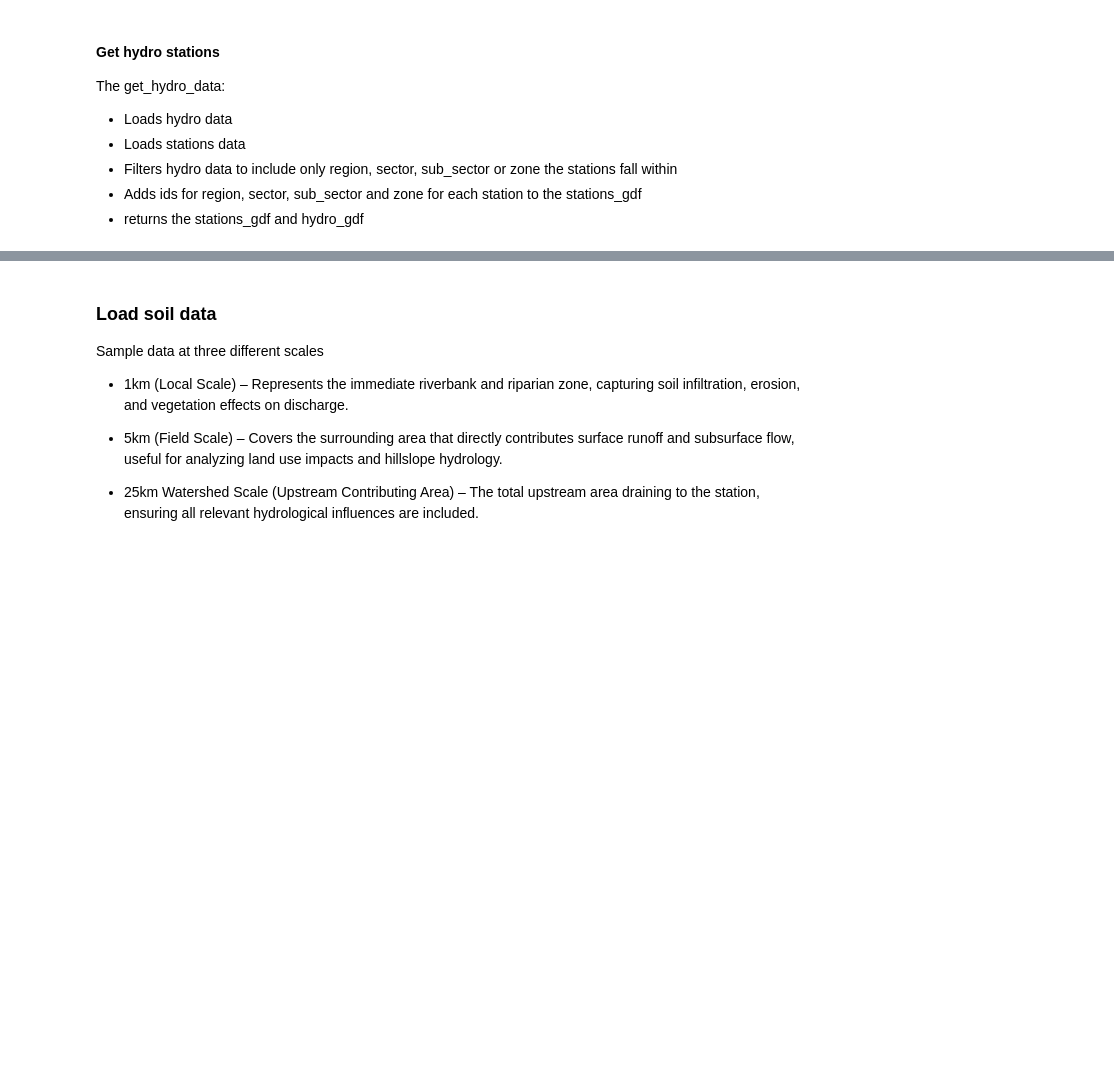
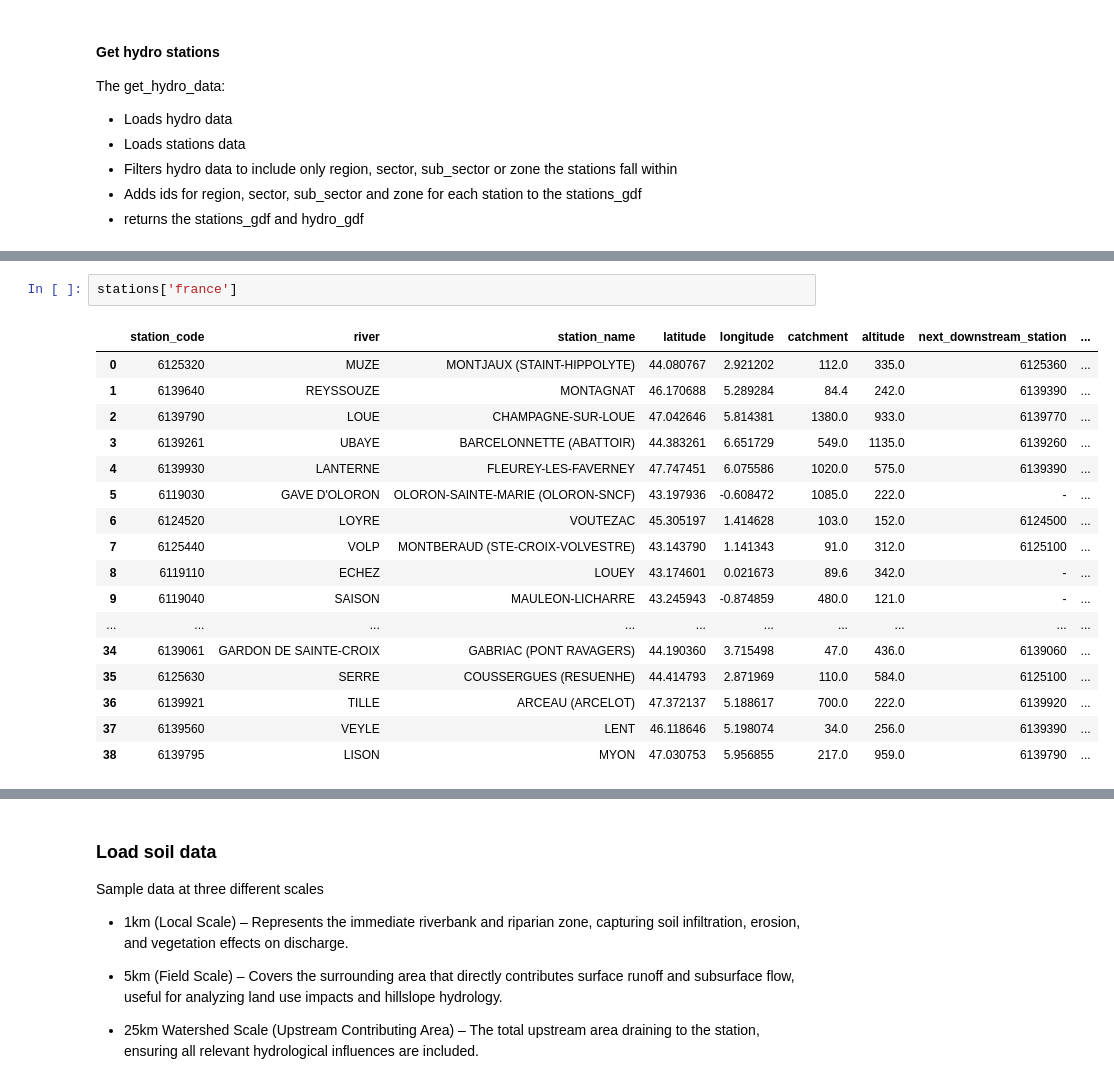
Before and after one commit to Iyeleon/codabench_water_scarcity, a Jupyter notebook: exploration_notebooks.ipynb, the cells around one changed output, grey strips where cells are left out. Saved outputs shown, nothing was run; the diff lists cells and outputs as text; blank space fills up the shorter version.

```diff
--- a/exploration_notebooks.ipynb
+++ b/exploration_notebooks.ipynb
@@ -308,3 +315,23 @@ Wall time: 39.8 s
+# %%
+stations['france']
+# %% [output]
+|  | station_code | river | station_name | latitude | longitude | catchment | altitude | next_downstream_station | ... |
+| 0 | 6125320 | MUZE | MONTJAUX (STAINT-HIPPOLYTE) | 44.080767 | 2.921202 | 112.0 | 335.0 | 6125360 | ... |
+| 1 | 6139640 | REYSSOUZE | MONTAGNAT | 46.170688 | 5.289284 | 84.4 | 242.0 | 6139390 | ... |
+| 2 | 6139790 | LOUE | CHAMPAGNE-SUR-LOUE | 47.042646 | 5.814381 | 1380.0 | 933.0 | 6139770 | ... |
+| 3 | 6139261 | UBAYE | BARCELONNETTE (ABATTOIR) | 44.383261 | 6.651729 | 549.0 | 1135.0 | 6139260 | ... |
+| 4 | 6139930 | LANTERNE | FLEUREY-LES-FAVERNEY | 47.747451 | 6.075586 | 1020.0 | 575.0 | 6139390 | ... |
+| 5 | 6119030 | GAVE D'OLORON | OLORON-SAINTE-MARIE (OLORON-SNCF) | 43.197936 | -0.608472 | 1085.0 | 222.0 | - | ... |
+| 6 | 6124520 | LOYRE | VOUTEZAC | 45.305197 | 1.414628 | 103.0 | 152.0 | 6124500 | ... |
+| 7 | 6125440 | VOLP | MONTBERAUD (STE-CROIX-VOLVESTRE) | 43.143790 | 1.141343 | 91.0 | 312.0 | 6125100 | ... |
+| 8 | 6119110 | ECHEZ | LOUEY | 43.174601 | 0.021673 | 89.6 | 342.0 | - | ... |
+| 9 | 6119040 | SAISON | MAULEON-LICHARRE | 43.245943 | -0.874859 | 480.0 | 121.0 | - | ... |
+| ... | ... | ... | ... | ... | ... | ... | ... | ... | ... |
+| 34 | 6139061 | GARDON DE SAINTE-CROIX | GABRIAC (PONT RAVAGERS) | 44.190360 | 3.715498 | 47.0 | 436.0 | 6139060 | ... |
+| 35 | 6125630 | SERRE | COUSSERGUES (RESUENHE) | 44.414793 | 2.871969 | 110.0 | 584.0 | 6125100 | ... |
+| 36 | 6139921 | TILLE | ARCEAU (ARCELOT) | 47.372137 | 5.188617 | 700.0 | 222.0 | 6139920 | ... |
+| 37 | 6139560 | VEYLE | LENT | 46.118646 | 5.198074 | 34.0 | 256.0 | 6139390 | ... |
+| 38 | 6139795 | LISON | MYON | 47.030753 | 5.956855 | 217.0 | 959.0 | 6139790 | ... |
 # %%
 for area in AREAS:
     plot_hydrographic_maps(area, hydro_data, BBOX)
```
Also changed, not shown: parts of 30 cells of this notebook, 7 other files.
